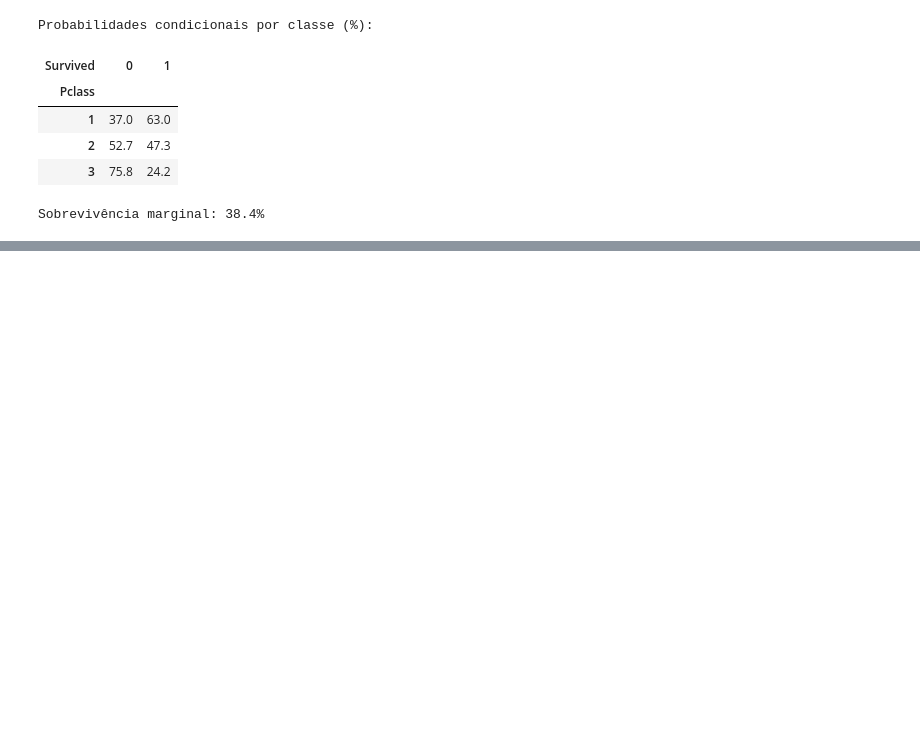
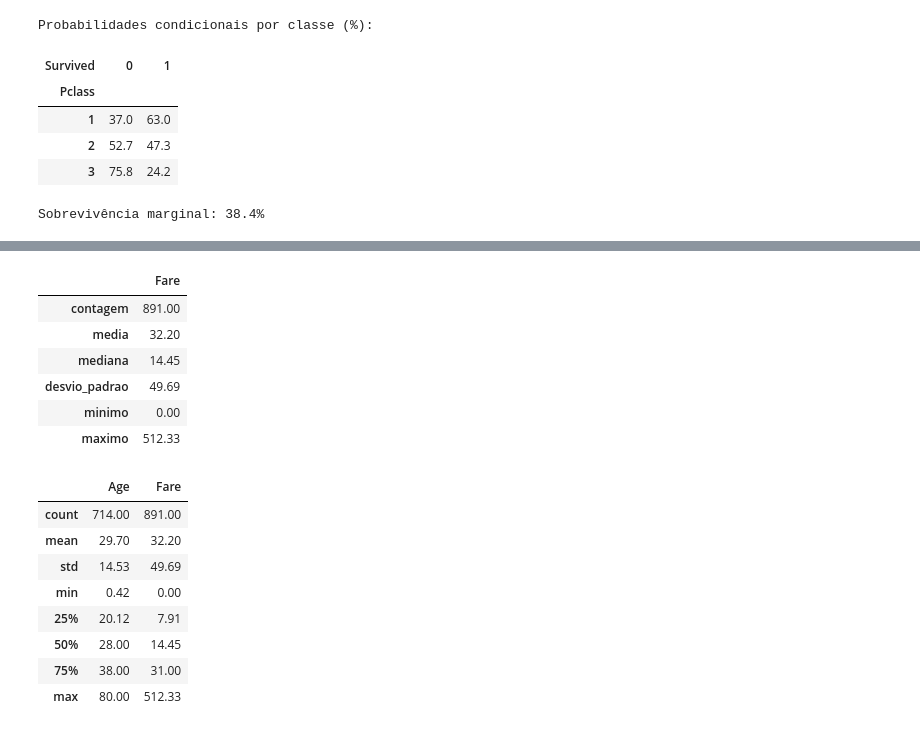
Before and after one commit to prof-ciro/Matematica-Aplicada-Computacional-UniFG-2026.2, a Jupyter notebook: Aula 09/aula_09.ipynb, the cells around one changed output, grey strips where cells are left out. Saved outputs shown, nothing was run; the diff lists cells and outputs as text; code cells hidden in the pictures; blank space fills up the shorter version.

```diff
--- a/Aula 09/aula_09.ipynb
+++ b/Aula 09/aula_09.ipynb
@@ -353,0 +403,31 @@ Sobrevivência marginal: 38.4%
+# %%
+resumo_fare = df["Fare"].agg(
+    contagem="count",
+    media="mean",
+    mediana="median",
+    desvio_padrao="std",
+    minimo="min",
+    maximo="max"
+)
+
+display(resumo_fare.to_frame("Fare"))
+
+# describe() oferece uma visão complementar, incluindo quartis.
+display(df[["Age", "Fare"]].describe())
+# %% [output]
+|  | Fare |
+| contagem | 891.00 |
+| media | 32.20 |
+| mediana | 14.45 |
+| desvio_padrao | 49.69 |
+| minimo | 0.00 |
+| maximo | 512.33 |
+|  | Age | Fare |
+| count | 714.00 | 891.00 |
+| mean | 29.70 | 32.20 |
+| std | 14.53 | 49.69 |
+| min | 0.42 | 0.00 |
+| 25% | 20.12 | 7.91 |
+| 50% | 28.00 | 14.45 |
+| 75% | 38.00 | 31.00 |
+| max | 80.00 | 512.33 |
```
Also changed, not shown: parts of 14 cells of this notebook, 1 other file.
